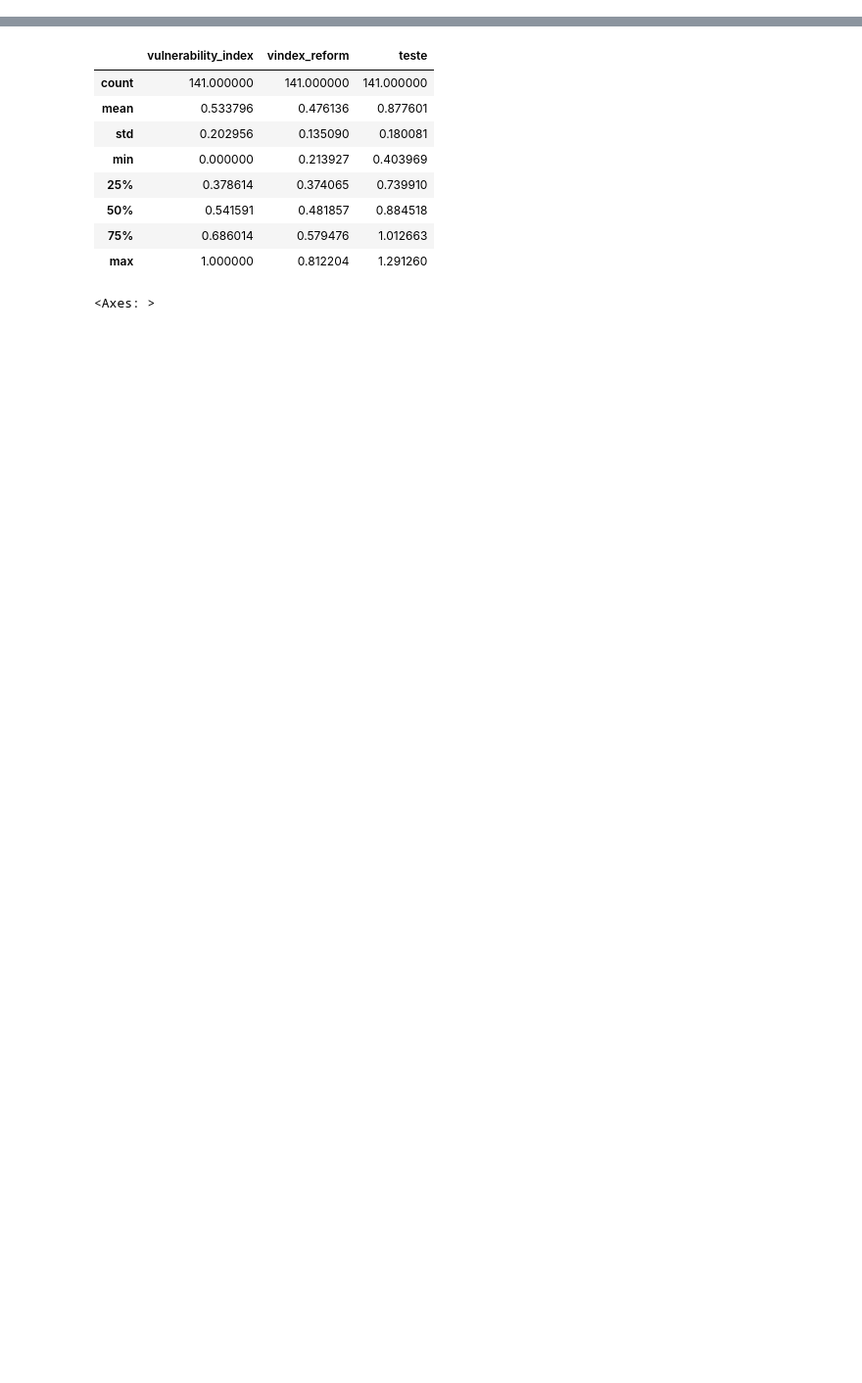
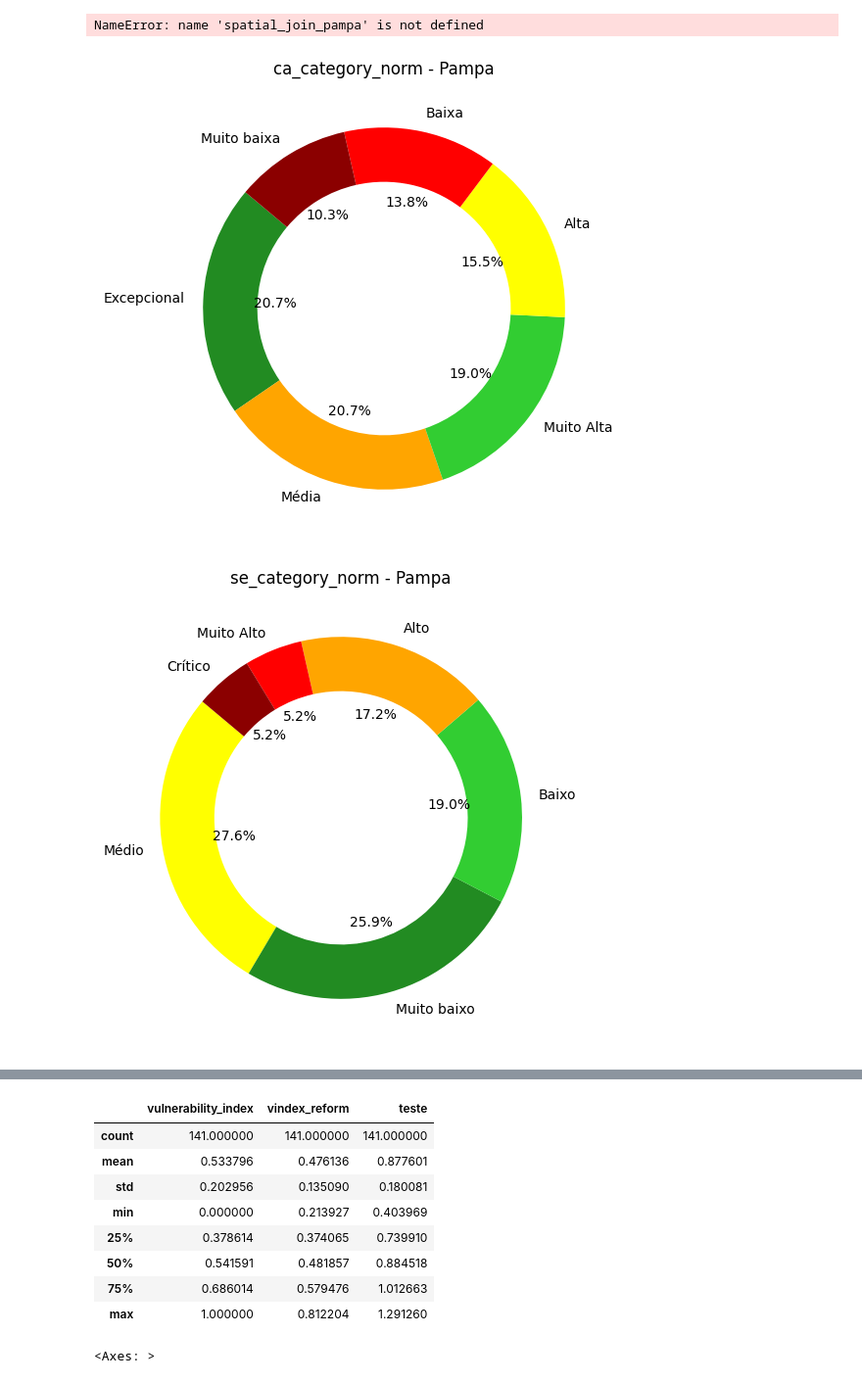
Before and after one commit to SAD-69/ti_analysis, a Jupyter notebook: temporal_comparative.ipynb, the cells around one changed output, grey strips where cells are left out. Shown at 98% size. Saved outputs shown, nothing was run; the diff lists cells and outputs as text; code cells hidden in the pictures; blank space fills up the shorter version.

```diff
--- a/temporal_comparative.ipynb
+++ b/temporal_comparative.ipynb
@@ -2,0 +78,4 @@ from models.gpkg import GeoPackage
+# %%
+vindex_reg = spatial_join_pampa(vindex, reg, 'pol_id', 'nome_rgint')
+# %% [output]
+NameError: name 'spatial_join_pampa' is not defined
@@ -2,0 +84,40 @@ from models.gpkg import GeoPackage
+# %%
+biomas = ['Pampa', 'Mata atlântica', 'Faixa de transição']
+indices = ['ca_category_norm', 'se_category_norm', 'se_category_norm', 'vulnerability_category']
+for bioma in biomas:
+    for idx in indices:
+        cat_count = vindex[idx][vindex['bioma'] == bioma].value_counts()
+        plt.figure(figsize=(6, 6)) # Set figure size for better readability
+        if idx.startswith('ca_'):
+            category_colors = {
+                "Excepcional": "forestgreen",
+                "Muito Alta": "limegreen",
+                'Alta': 'yellow',
+                'Média': 'orange',
+                'Baixa': 'red',
+                'Muito baixa': 'darkred'
+            }
+        else:
+            category_colors = {
+                "Crítico": "darkred",
+                "Muito Alto": "red",
+                'Alto': 'orange',
+                'Médio': 'yellow',
+                'Baixo': 'limegreen',
+                'Muito baixo': 'forestgreen',
+
+            }
+        colors = [category_colors[cat] for cat in cat_count.index]
+        plt.pie(
+            cat_count,
+            labels=cat_count.index, # Use category names as labels
+            colors=colors, # Choose a color palette
+            autopct='%1.1f%%', # Format the percentage displayed on the slices
+            startangle=140, # Set the starting angle for the first slice
+            wedgeprops=dict(width=0.3) # Create the donut hole by setting the wedge width
+        )
+        plt.title(f'{idx} - {bioma}') # Add a title to the chart
+        plt.show()
+# %% [output]
+[figure, added]
+[figure, added]
```
Also changed, not shown: parts of 31 cells of this notebook, 30 other files.
